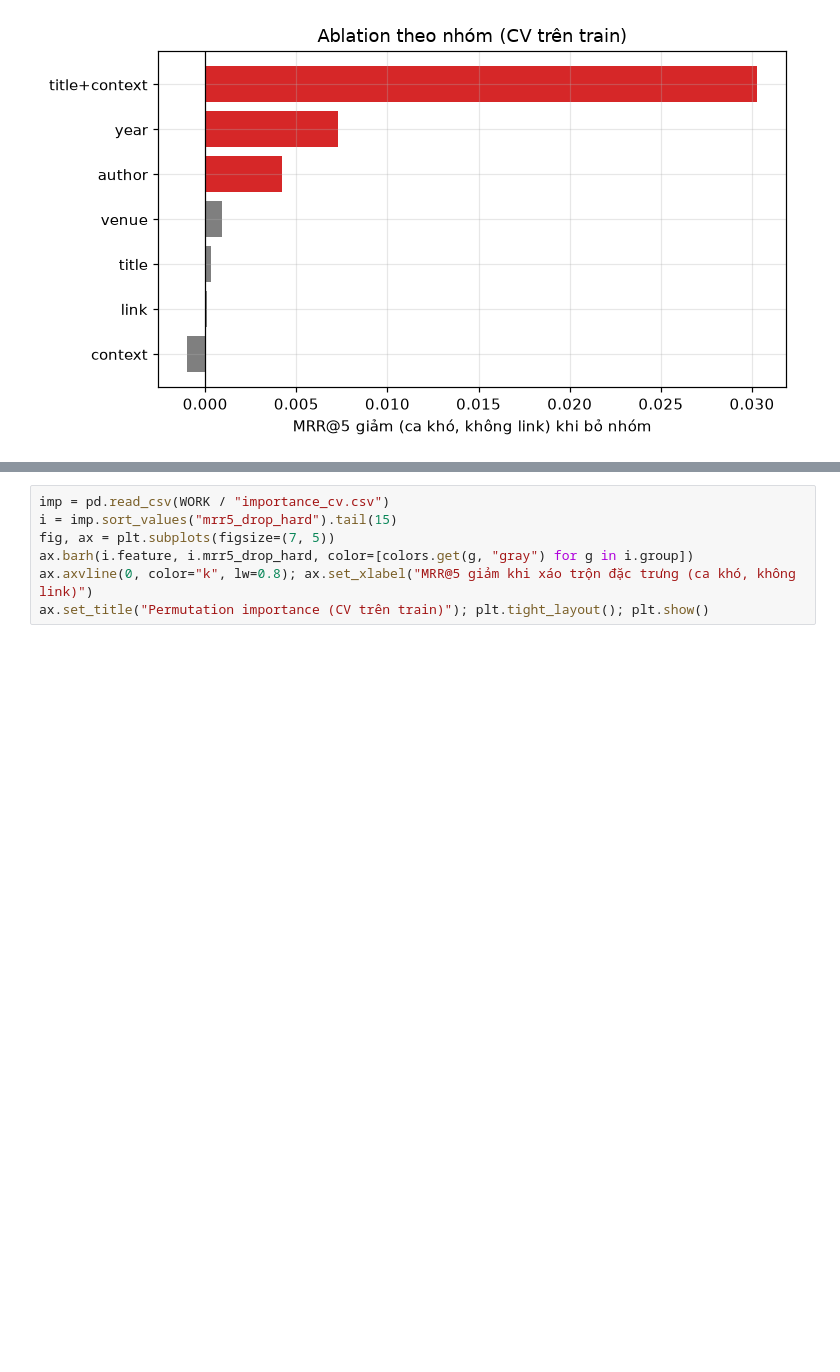
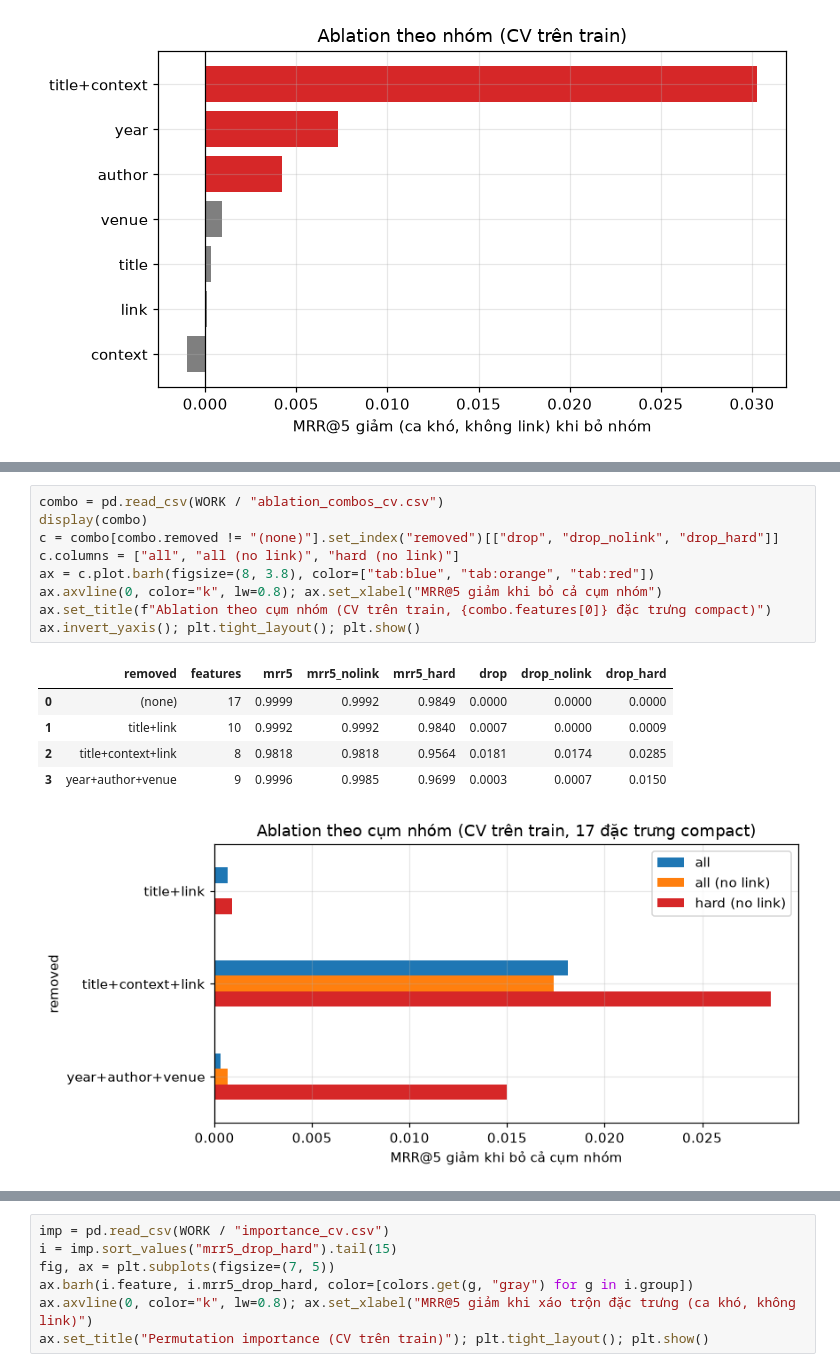
Before and after one commit to mituleefam/group11-arxiv-project, a Jupyter notebook: src/m3/notebooks/m3_features_model.ipynb, the cells around one changed output, grey strips where cells are left out. Saved outputs shown, nothing was run; the diff lists cells and outputs as text; blank space fills up the shorter version.

Commit message:
Thêm một ít ablation để đánh giá sự áp đảo của link + title + context. Kết quả: vì bài toán quá dễ nên chỉ cần year + author + venue cũng đạt đcc 0.95 trên hard

```diff
--- a/src/m3/notebooks/m3_features_model.ipynb
+++ b/src/m3/notebooks/m3_features_model.ipynb
@@ -216,0 +227,16 @@ ax.set_title("Ablation theo nhóm (CV trên train)"); plt.tight_layout(); plt.sh
+# %%
+combo = pd.read_csv(WORK / "ablation_combos_cv.csv")
+display(combo)
+c = combo[combo.removed != "(none)"].set_index("removed")[["drop", "drop_nolink", "drop_hard"]]
+c.columns = ["all", "all (no link)", "hard (no link)"]
+ax = c.plot.barh(figsize=(8, 3.8), color=["tab:blue", "tab:orange", "tab:red"])
+ax.axvline(0, color="k", lw=0.8); ax.set_xlabel("MRR@5 giảm khi bỏ cả cụm nhóm")
+ax.set_title(f"Ablation theo cụm nhóm (CV trên train, {combo.features[0]} đặc trưng compact)")
+ax.invert_yaxis(); plt.tight_layout(); plt.show()
+# %% [output]
+|  | removed | features | mrr5 | mrr5_nolink | mrr5_hard | drop | drop_nolink | drop_hard |
+| 0 | (none) | 17 | 0.9999 | 0.9992 | 0.9849 | 0.0000 | 0.0000 | 0.0000 |
+| 1 | title+link | 10 | 0.9992 | 0.9992 | 0.9840 | 0.0007 | 0.0000 | 0.0009 |
+| 2 | title+context+link | 8 | 0.9818 | 0.9818 | 0.9564 | 0.0181 | 0.0174 | 0.0285 |
+| 3 | year+author+venue | 9 | 0.9996 | 0.9985 | 0.9699 | 0.0003 | 0.0007 | 0.0150 |
+[figure, added]
```
Also changed, not shown: parts of 2 cells of this notebook, 1 other file.
